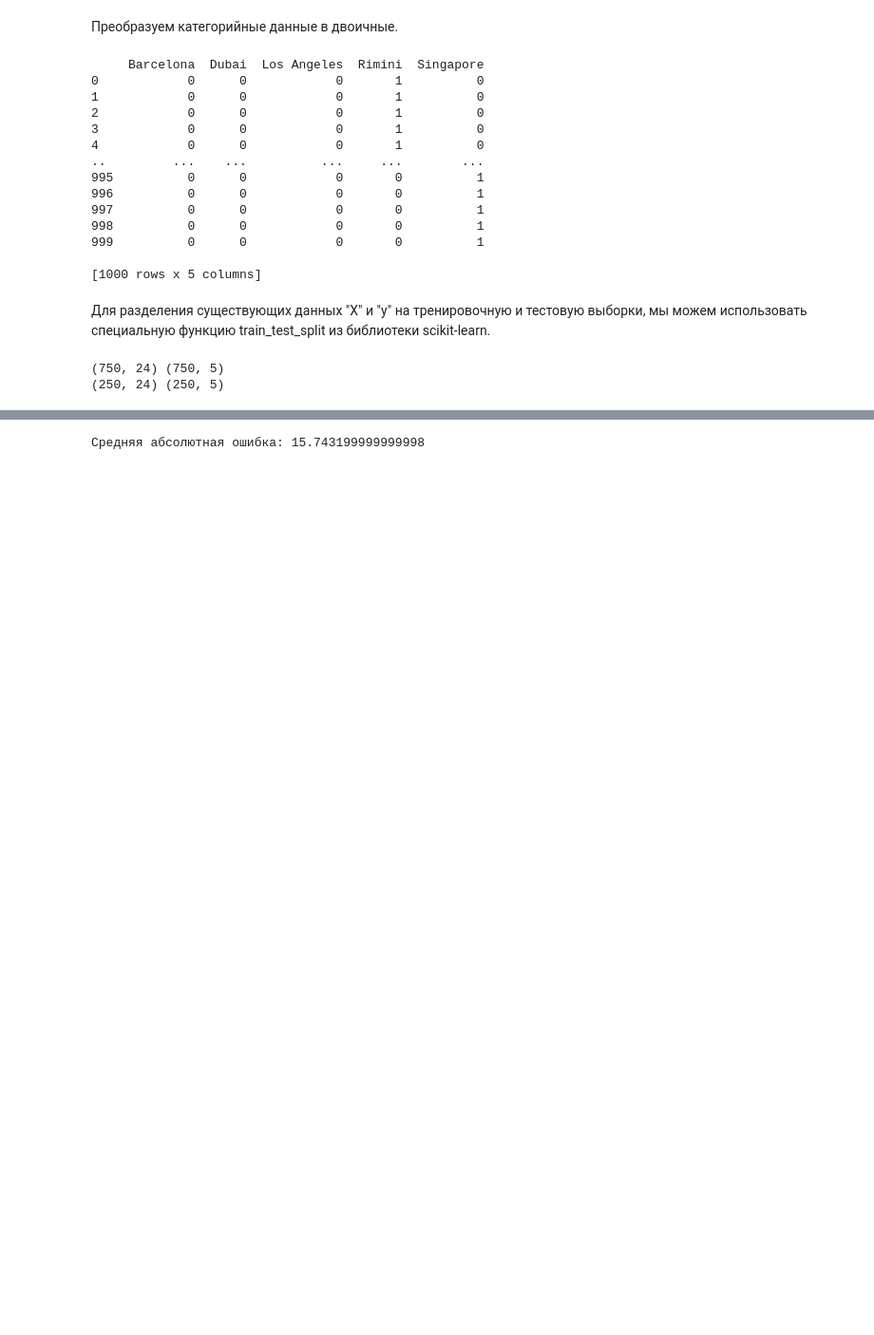
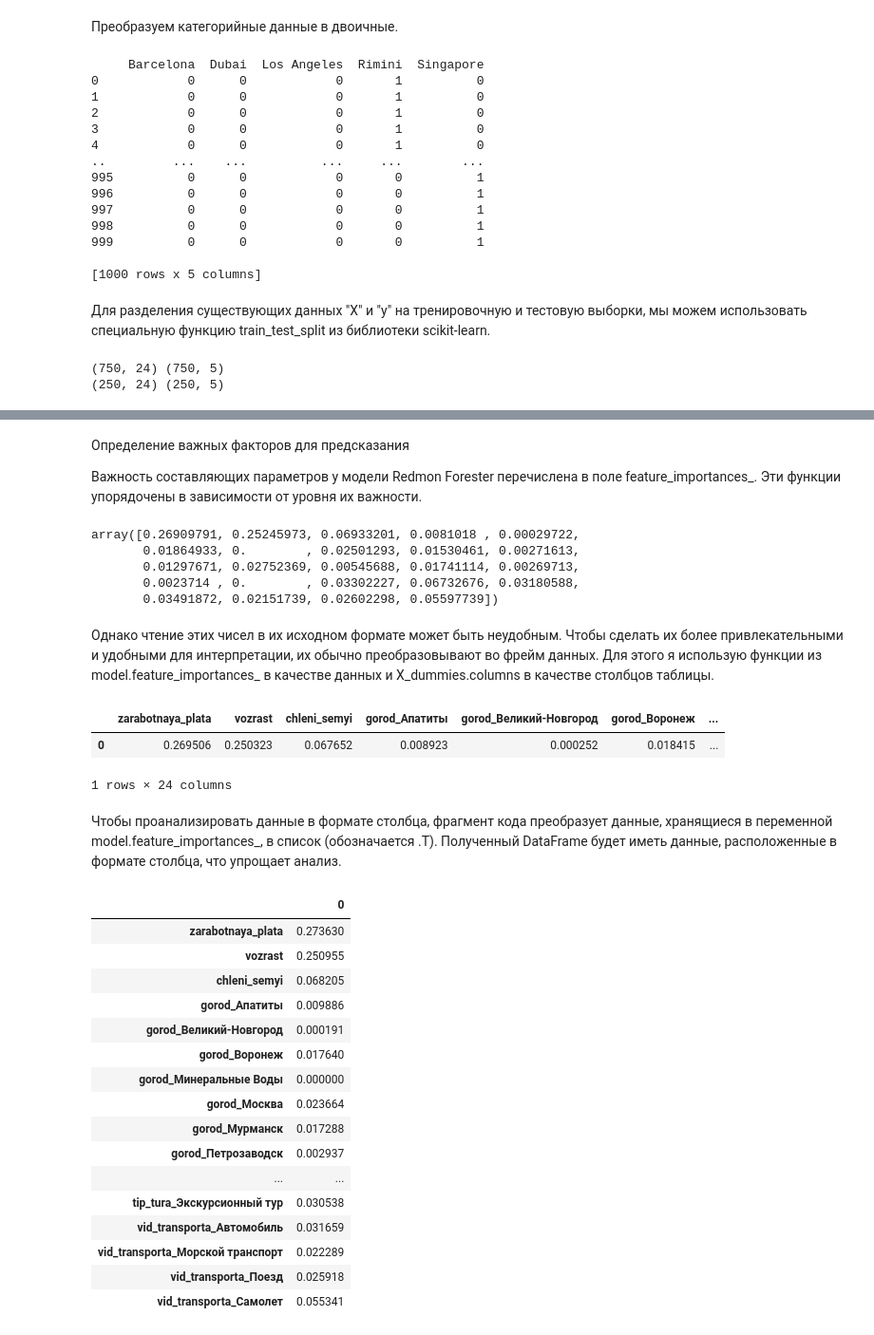
Before and after one commit to Lisica050521/Travel_Suggest, a Jupyter notebook: travel_suggest_model.ipynb, the cells around one changed output, grey strips where cells are left out. Shown at 95% size. Cells and saved outputs as stored; diff of their text form; code cells hidden in the pictures; blank space fills up the shorter version.

```diff
--- a/travel_suggest_model.ipynb
+++ b/travel_suggest_model.ipynb
@@ -612,0 +615,6 @@ print(X_test.shape, y_test.shape)
+# %%
+from sklearn.ensemble import RandomForestClassifier # Импортирую модель, как я это делала во 2 главе, моя модель RandomForestClassifier
+model = RandomForestClassifier() # - Создаю модель: model = RandomForestClassifier()
+model.fit(X_train, y_train) # Обучаю модель на она тренировочный выборке
+y_pred = model.predict(X_test) # После этого попрошу модель сделать предсказания тестовой выборки
+print(y_test, y_pred)
@@ -640,3 +655,7 @@ print(y_test, y_pred)
+# %% [markdown]
+Определение важных факторов для предсказания
+
+Важность составляющих параметров у модели Redmon Forester перечислена в поле feature_importances_. Эти функции упорядочены в зависимости от уровня их важности.
 # %%
 from sklearn.ensemble import RandomForestClassifier
 from sklearn.metrics import mean_absolute_error
@@ -645,7 +664,55 @@ model = RandomForestClassifier()
 model.fit(X_train, y_train)
 y_pred = model.predict(X_test)
 
-mae = mean_absolute_error(y_test, y_pred)
-print("Средняя абсолютная ошибка:", mae)
+model.feature_importances_
 # %% [output]
-Средняя абсолютная ошибка: 15.743199999999998
+array([0.26909791, 0.25245973, 0.06933201, 0.0081018 , 0.00029722,
+       0.01864933, 0.        , 0.02501293, 0.01530461, 0.00271613,
+       0.01297671, 0.02752369, 0.00545688, 0.01741114, 0.00269713,
+       0.0023714 , 0.        , 0.03302227, 0.06732676, 0.03180588,
+       0.03491872, 0.02151739, 0.02602298, 0.05597739])
+# %% [markdown]
+Однако чтение этих чисел в их исходном формате может быть неудобным. Чтобы сделать их более привлекательными и удобными для интерпретации, их обычно преобразовывают во фрейм данных.
+Для этого я использую функции из model.feature_importances_ в качестве данных и X_dummies.columns в качестве столбцов таблицы.
+# %%
+from sklearn.ensemble import RandomForestClassifier
+from sklearn.metrics import mean_absolute_error
+
+model = RandomForestClassifier()
+model.fit(X_train, y_train)
+y_pred = model.predict(X_test)
+
+pandas.DataFrame(data=[model.feature_importances_], columns=X_dummies.columns)
+# %% [output]
+|  | zarabotnaya_plata | vozrast | chleni_semyi | gorod_Апатиты | gorod_Великий-Новгород | gorod_Воронеж | ... |
+| 0 | 0.269506 | 0.250323 | 0.067652 | 0.008923 | 0.000252 | 0.018415 | ... |
+1 rows × 24 columns
+# %% [markdown]
+Чтобы проанализировать данные в формате столбца, фрагмент кода преобразует данные, хранящиеся в переменной model.feature_importances_, в список (обозначается .T). Полученный DataFrame будет иметь данные, расположенные в формате столбца, что упрощает анализ.
+# %%
+from sklearn.ensemble import RandomForestClassifier
+from sklearn.metrics import mean_absolute_error
+
+model = RandomForestClassifier()
+model.fit(X_train, y_train)
+y_pred = model.predict(X_test)
+
+pandas.DataFrame(data=[model.feature_importances_], columns=X_dummies.columns).T
+# %% [output]
+|  | 0 |
+| zarabotnaya_plata | 0.273630 |
+| vozrast | 0.250955 |
+| chleni_semyi | 0.068205 |
+| gorod_Апатиты | 0.009886 |
+| gorod_Великий-Новгород | 0.000191 |
+| gorod_Воронеж | 0.017640 |
+| gorod_Минеральные Воды | 0.000000 |
+| gorod_Москва | 0.023664 |
+| gorod_Мурманск | 0.017288 |
+| gorod_Петрозаводск | 0.002937 |
+| ... | ... |
+| tip_tura_Экскурсионный тур | 0.030538 |
+| vid_transporta_Автомобиль | 0.031659 |
+| vid_transporta_Морской транспорт | 0.022289 |
+| vid_transporta_Поезд | 0.025918 |
+| vid_transporta_Самолет | 0.055341 |
```
Also changed, not shown: parts of 10 cells of this notebook.
